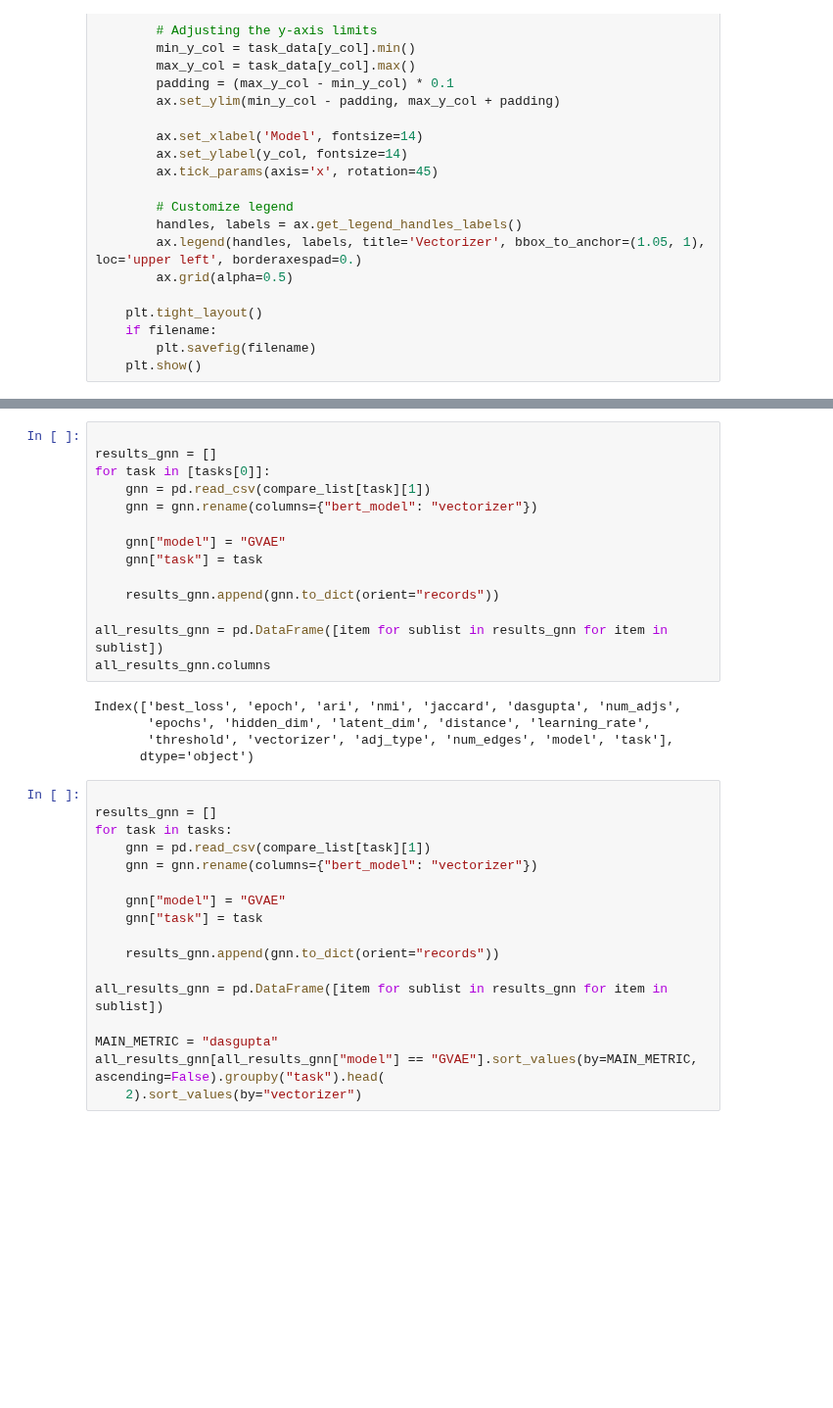
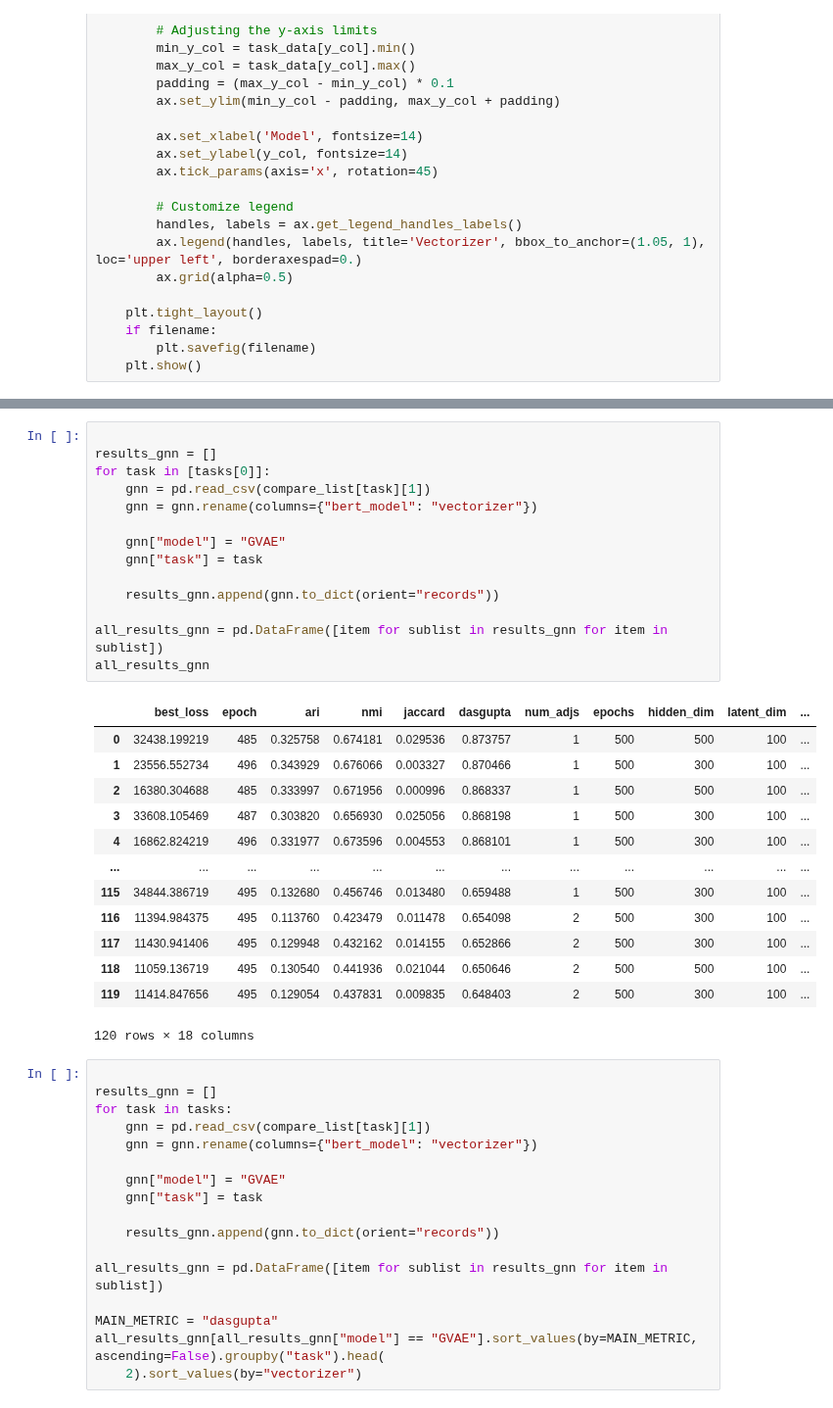
Before and after one commit to yonatanlou/QumranNLP, a Jupyter notebook: notebooks/4.2-gnn_analysis_unsupervised.ipynb, the cells around one changed output, grey strips where cells are left out. Shown at 98% size. Drawn from its saved outputs; the diff is of its cells as text; blank space fills up the shorter version.

```diff
--- a/notebooks/4.2-gnn_analysis_unsupervised.ipynb
+++ b/notebooks/4.2-gnn_analysis_unsupervised.ipynb
@@ -201,22 +197,31 @@ for main_metric in ["dasgupta", "jaccard", "ari"]:
 # %%
 
 results_gnn = []
 for task in [tasks[0]]:
     gnn = pd.read_csv(compare_list[task][1])
     gnn = gnn.rename(columns={"bert_model": "vectorizer"})
 
     gnn["model"] = "GVAE"
     gnn["task"] = task
 
     results_gnn.append(gnn.to_dict(orient="records"))
 
 all_results_gnn = pd.DataFrame([item for sublist in results_gnn for item in sublist])
-all_results_gnn.columns
+all_results_gnn
 # %% [output]
+|  | best_loss | epoch | ari | nmi | jaccard | dasgupta | num_adjs | epochs | hidden_dim | latent_dim | ... |
+| 0 | 32438.199219 | 485 | 0.325758 | 0.674181 | 0.029536 | 0.873757 | 1 | 500 | 500 | 100 | ... |
+| 1 | 23556.552734 | 496 | 0.343929 | 0.676066 | 0.003327 | 0.870466 | 1 | 500 | 300 | 100 | ... |
+| 2 | 16380.304688 | 485 | 0.333997 | 0.671956 | 0.000996 | 0.868337 | 1 | 500 | 500 | 100 | ... |
+| 3 | 33608.105469 | 487 | 0.303820 | 0.656930 | 0.025056 | 0.868198 | 1 | 500 | 300 | 100 | ... |
+| 4 | 16862.824219 | 496 | 0.331977 | 0.673596 | 0.004553 | 0.868101 | 1 | 500 | 300 | 100 | ... |
+| ... | ... | ... | ... | ... | ... | ... | ... | ... | ... | ... | ... |
+| 115 | 34844.386719 | 495 | 0.132680 | 0.456746 | 0.013480 | 0.659488 | 1 | 500 | 300 | 100 | ... |
+| 116 | 11394.984375 | 495 | 0.113760 | 0.423479 | 0.011478 | 0.654098 | 2 | 500 | 300 | 100 | ... |
+| 117 | 11430.941406 | 495 | 0.129948 | 0.432162 | 0.014155 | 0.652866 | 2 | 500 | 300 | 100 | ... |
+| 118 | 11059.136719 | 495 | 0.130540 | 0.441936 | 0.021044 | 0.650646 | 2 | 500 | 500 | 100 | ... |
+| 119 | 11414.847656 | 495 | 0.129054 | 0.437831 | 0.009835 | 0.648403 | 2 | 500 | 300 | 100 | ... |
-Index(['best_loss', 'epoch', 'ari', 'nmi', 'jaccard', 'dasgupta', 'num_adjs',
-       'epochs', 'hidden_dim', 'latent_dim', 'distance', 'learning_rate',
-       'threshold', 'vectorizer', 'adj_type', 'num_edges', 'model', 'task'],
-      dtype='object')
+120 rows × 18 columns
 # %%
 
 results_gnn = []
```
Also changed, not shown: parts of 8 cells of this notebook.
